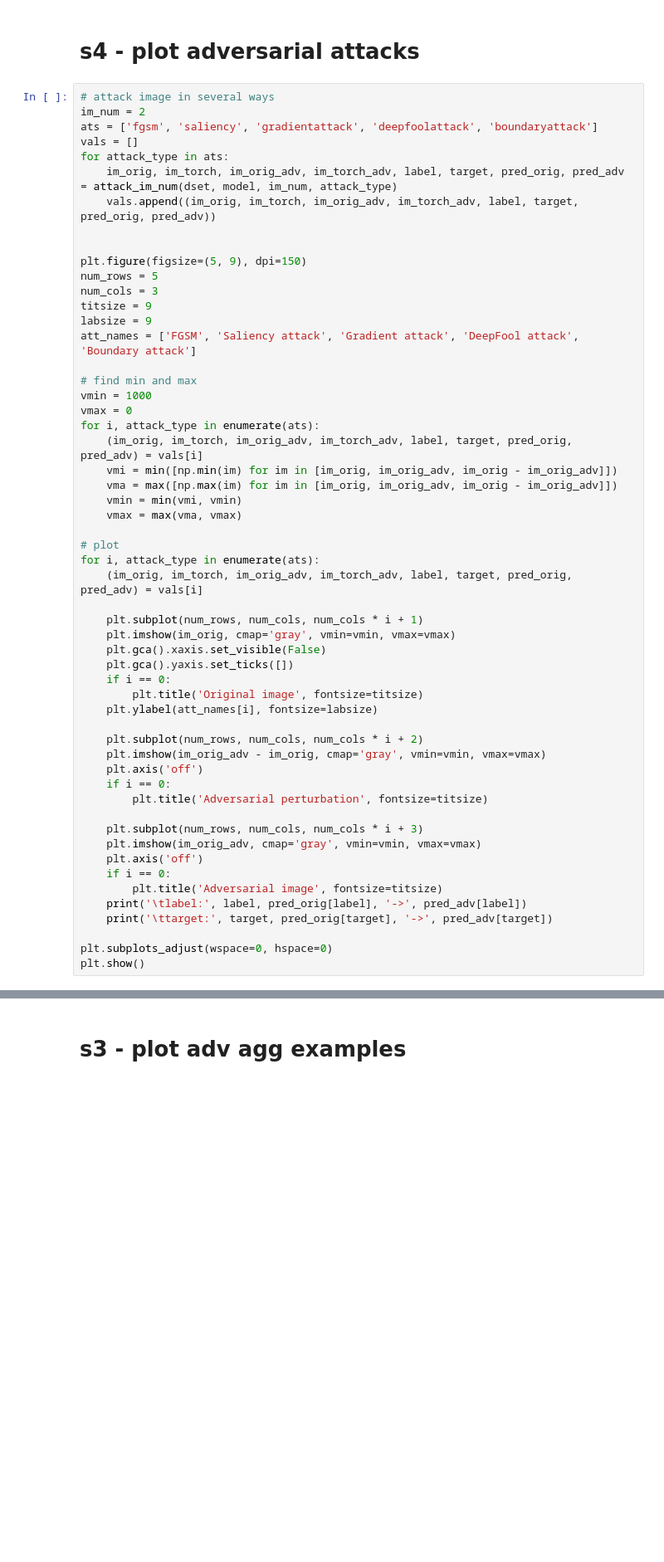
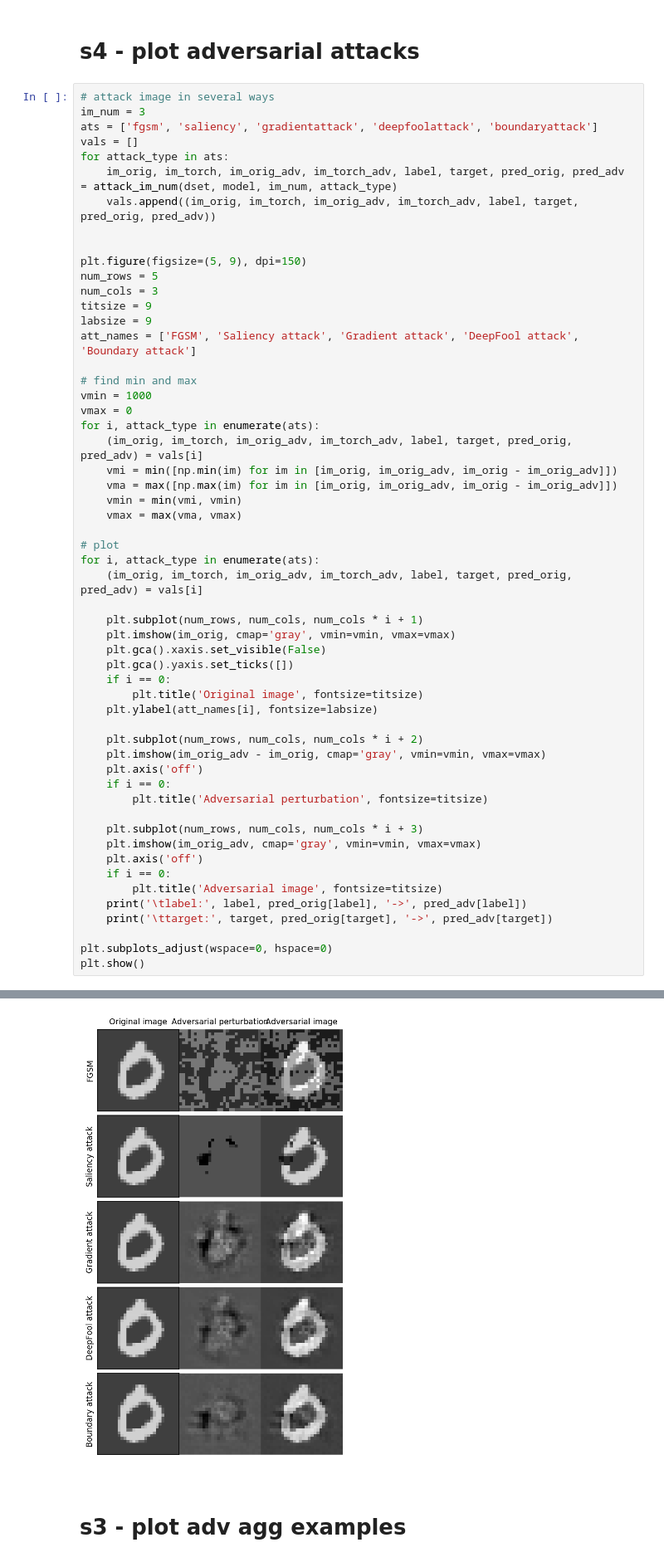
Before and after one commit to csinva/hierarchical-dnn-interpretations, a Jupyter notebook: reproduce_figs/fig_s3_s4.ipynb, the cells around one changed output, grey strips where cells are left out. Shown: that part at 83% size. Saved outputs shown, nothing was run; the diff lists cells and outputs as text; blank space fills up the shorter version.

```diff
--- a/reproduce_figs/fig_s3_s4.ipynb
+++ b/reproduce_figs/fig_s3_s4.ipynb
@@ -82,7 +82,7 @@ def attack_im_num(dset, model, im_num, attack_type):
 # s4 - plot adversarial attacks
 # %%
 # attack image in several ways
-im_num = 2
+im_num = 3
 ats = ['fgsm', 'saliency', 'gradientattack', 'deepfoolattack', 'boundaryattack']
 vals = []
 for attack_type in ats:
@@ -158,3 +156,4 @@ NameError: name 'vmin' is not defined
+[figure, added]
 # %% [markdown]
 # s3 - plot adv agg examples
 # %%
```
Also changed, not shown: parts of 2 cells of this notebook, 1 other file.
